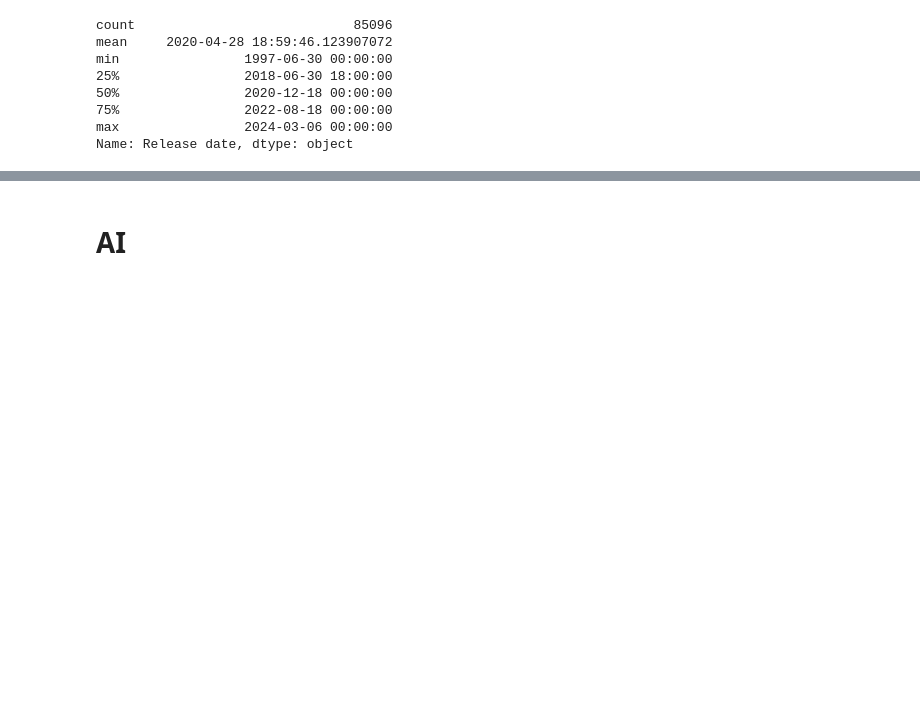
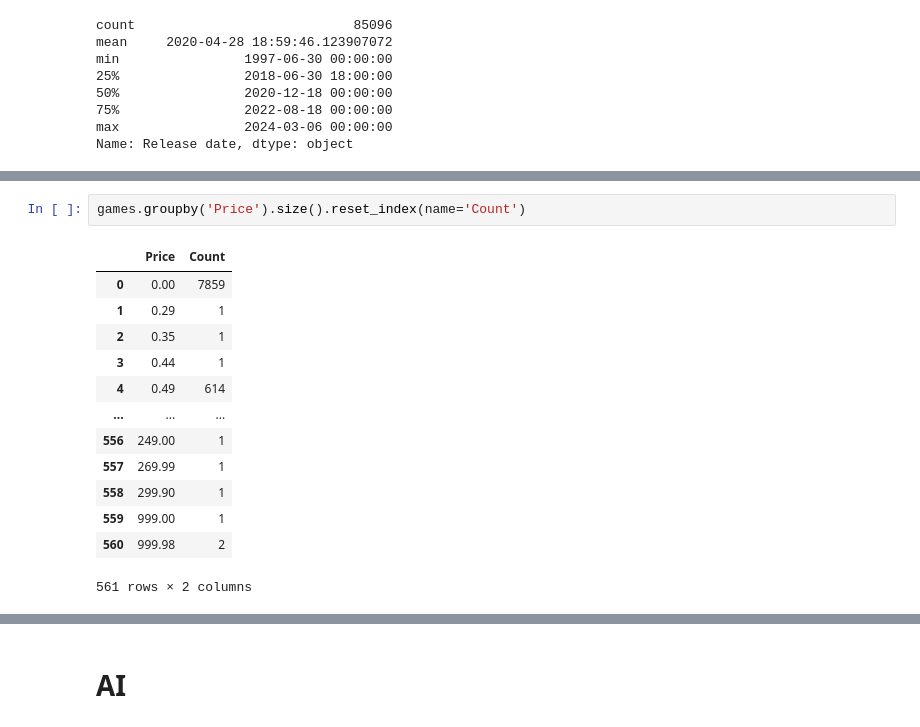
Before and after one commit to kvlrdhrs/Steam-Games-Analytics, a Jupyter notebook: main.ipynb, the cells around one changed output, grey strips where cells are left out. Cells and saved outputs as stored; diff of their text form; blank space fills up the shorter version.

```diff
--- a/main.ipynb
+++ b/main.ipynb
@@ -392,0 +430,16 @@ games.describe().T
+# %%
+games.groupby('Price').size().reset_index(name='Count')
+# %% [output]
+|  | Price | Count |
+| 0 | 0.00 | 7859 |
+| 1 | 0.29 | 1 |
+| 2 | 0.35 | 1 |
+| 3 | 0.44 | 1 |
+| 4 | 0.49 | 614 |
+| ... | ... | ... |
+| 556 | 249.00 | 1 |
+| 557 | 269.99 | 1 |
+| 558 | 299.90 | 1 |
+| 559 | 999.00 | 1 |
+| 560 | 999.98 | 2 |
+561 rows × 2 columns
```
Also changed, not shown: parts of 7 cells of this notebook.
